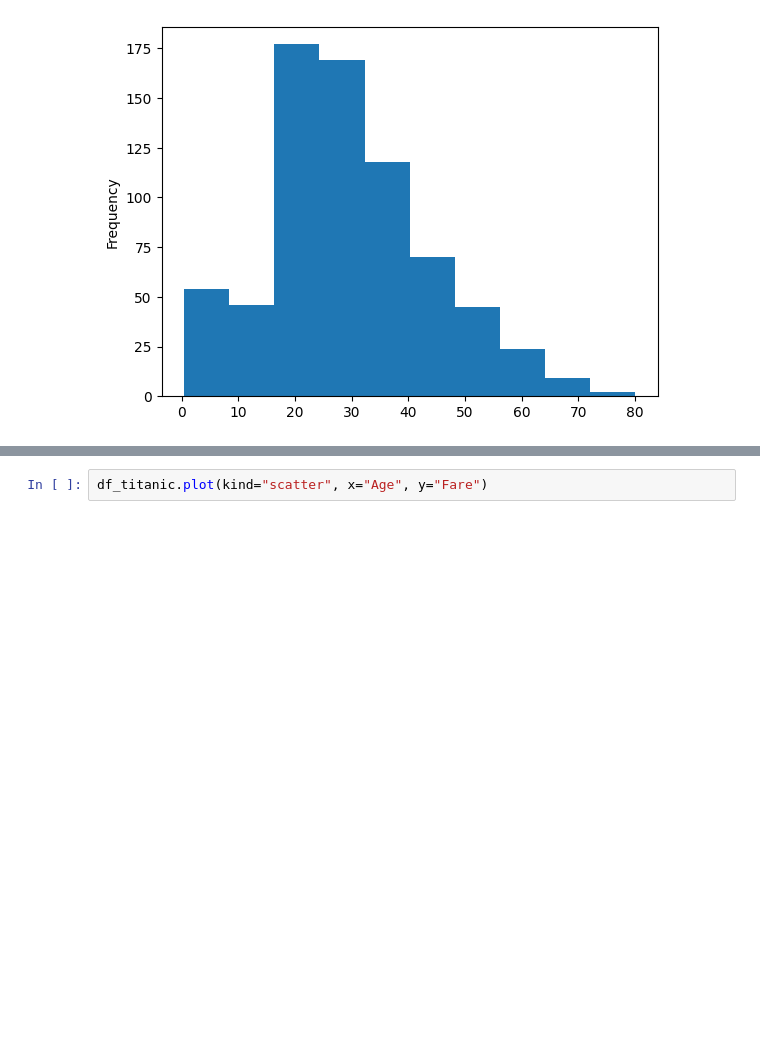
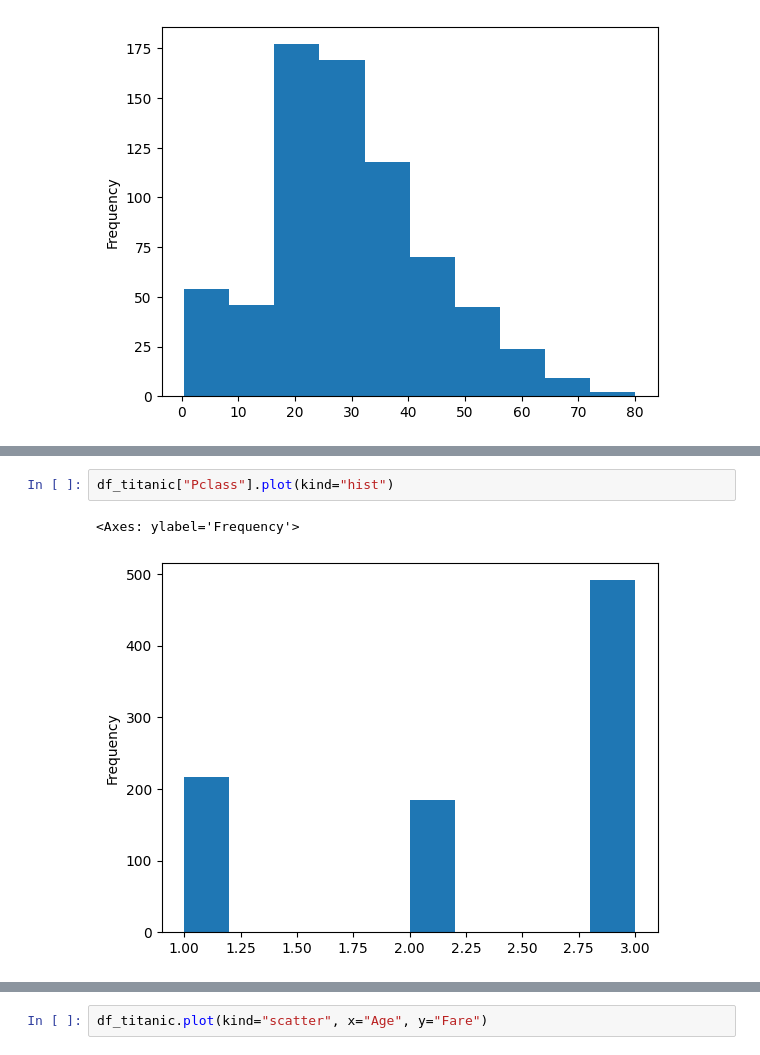
Before and after one commit to VolDonets/DataMining, a Jupyter notebook: practice_tasks/classwork_3.ipynb, the cells around one changed output, grey strips where cells are left out. Saved outputs shown, nothing was run; the diff lists cells and outputs as text; blank space fills up the shorter version.

```diff
--- a/practice_tasks/classwork_3.ipynb
+++ b/practice_tasks/classwork_3.ipynb
@@ -202,0 +208,5 @@ df_titanic["Age"].plot(kind="hist")
+# %%
+df_titanic["Pclass"].plot(kind="hist")
+# %% [output]
+<Axes: ylabel='Frequency'>
+[figure, added]
```
Also changed, not shown: parts of 4 cells of this notebook.
